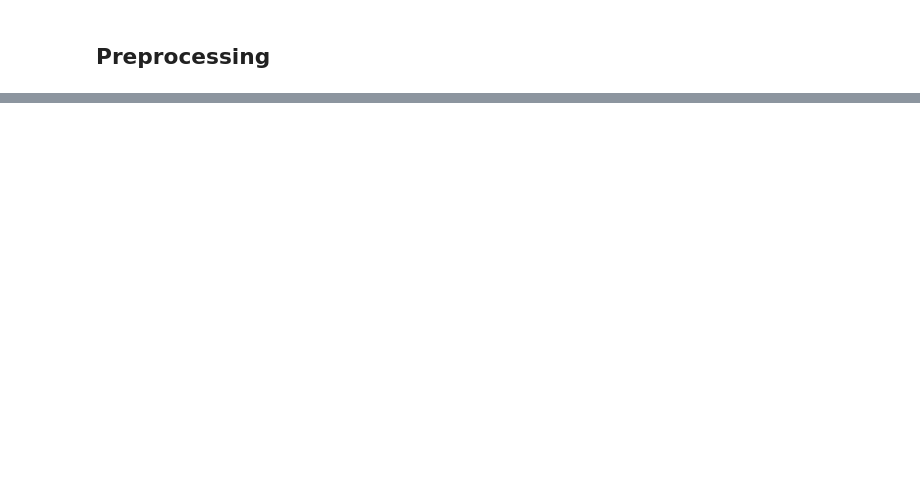
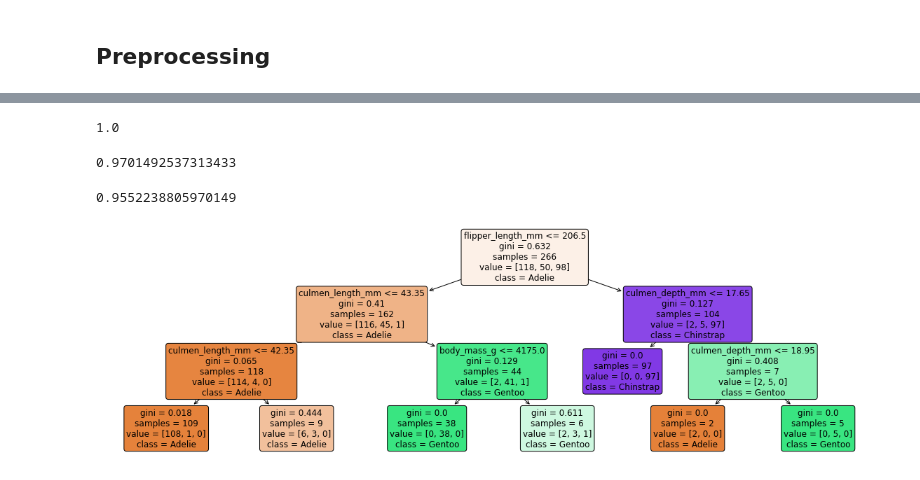
Before and after one commit to trinayau/data-start, a Jupyter notebook: penguin_prediction.ipynb, the cells around one changed output, grey strips where cells are left out. Drawn from its saved outputs; the diff is of its cells as text; code cells hidden in the pictures; blank space fills up the shorter version.

```diff
--- a/penguin_prediction.ipynb
+++ b/penguin_prediction.ipynb
@@ -82,0 +88,8 @@ y = penguins["species"]
+# %%
+# test_size - what proportion will we keep aside for testing
+# 80% for training, 20% for testing
+# random_state- everything comp does is pseudorandom, humans can never follow the pattern of mathematical calcs
+# if we have same models, others can check our state
+# x_train etc are labels
+
+X_train, X_test, y_train, y_test = train_test_split(X, y, test_size=0.2, random_state=451)
@@ -82,0 +98,4 @@ y = penguins["species"]
+# %%
+model = DecisionTreeClassifier(max_depth=2, random_state=451)
+# %%
+model.fit(X_train, y_train)
@@ -82,0 +124,21 @@ y = penguins["species"]
+# %%
+model.score(X_train, y_train) #it knows how to answer qs it has seen before
+# %% [output]
+1.0
+# %%
+model.score(X_test, y_test)
+# %% [output]
+0.9701492537313433
+# %%
+model.score(X_test, y_test) # lower after setting max_depth=3
+# %% [output]
+0.9552238805970149
+# %%
+plt.figure(figsize=(20, 6)) #increases size by inches
+plot_tree(model, filled=True, rounded=True,
+          feature_names=X_train.columns,
+         class_names=y_test.unique()); #semicolon hides the weird text output
+
+# In the diagram below, the pastel ones are not pure.
+# %% [output]
+[figure, added]
```
Also changed, not shown: parts of 10 cells of this notebook.
